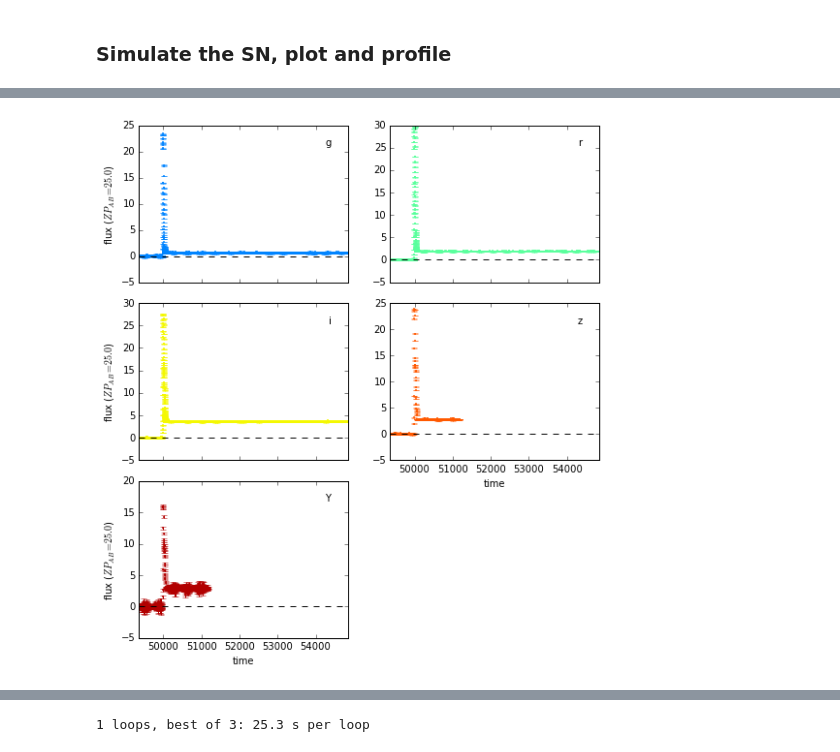
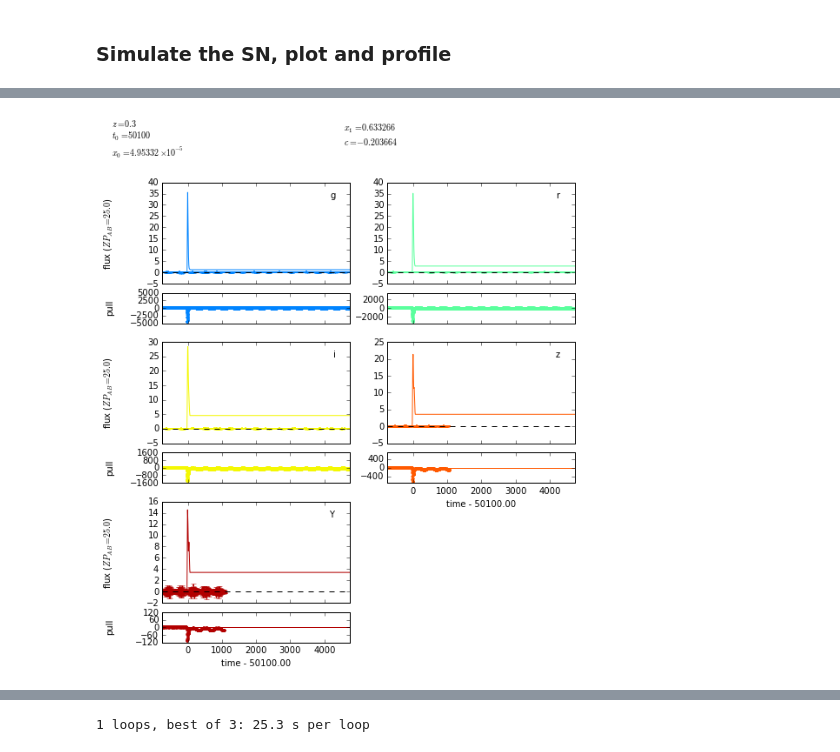
Before and after one commit to rbiswas4/lsstpipeline, a Jupyter notebook: realize_lcs.ipynb, the cells around one changed output, grey strips where cells are left out. Drawn from its saved outputs; the diff is of its cells as text; code cells hidden in the pictures.

```diff
--- a/realize_lcs.ipynb
+++ b/realize_lcs.ipynb
@@ -61,4 +61,7 @@ for z in [0.7,0.3]:
     p['x0']=x0
     p['t0']= 50000.
     params.append(p)
+params[1]['t0'] = 50100.
+print params[0]['t0']
+print params[1]['t0']
 # %% [output]
@@ -124,4 +175,5 @@ fig_relevant = sncosmo.plot_lc(relevantdata[-1], model=model)
 # %%
-fig_all = sncosmo.plot_lc(AllData[-1])
+model.set(**params[1])
+fig_all = sncosmo.plot_lc(AllData[-1],model=model)
 # %% [output]
-[figure, old version]
+[figure, new version]
```
Also changed, not shown: parts of 9 cells of this notebook.
